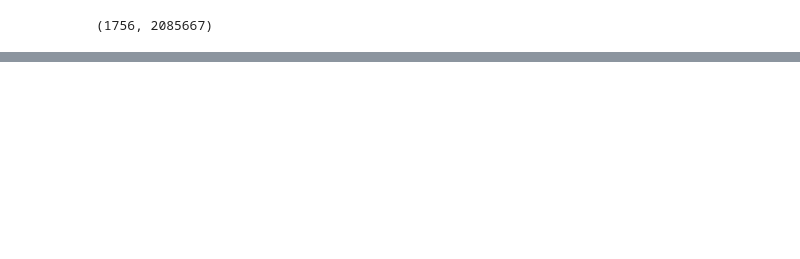
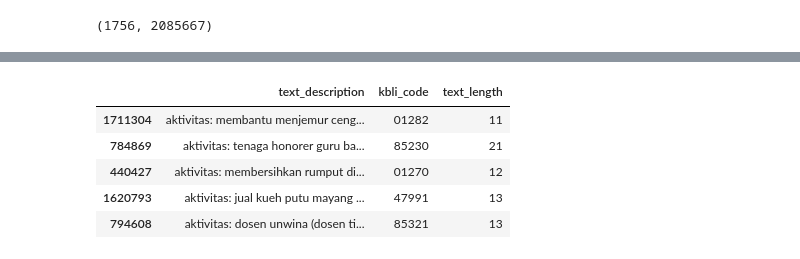
Before and after one commit to Najwanyusnianda/kbli_classification, a Jupyter notebook: notebook/10kbli_dataset_description.ipynb, the cells around one changed output, grey strips where cells are left out. Drawn from its saved outputs; the diff is of its cells as text; code cells hidden in the pictures; blank space fills up the shorter version.

```diff
--- a/notebook/10kbli_dataset_description.ipynb
+++ b/notebook/10kbli_dataset_description.ipynb
@@ -29,0 +103,9 @@ df_kbli["kbli_code"].nunique(), len(df_kbli)
+# %%
+df_subset.head()
+# %% [output]
+|  | text_description | kbli_code | text_length |
+| 1711304 | aktivitas: membantu menjemur ceng... | 01282 | 11 |
+| 784869 | aktivitas: tenaga honorer guru ba... | 85230 | 21 |
+| 440427 | aktivitas: membersihkan rumput di... | 01270 | 12 |
+| 1620793 | aktivitas: jual kueh putu mayang ... | 47991 | 13 |
+| 794608 | aktivitas: dosen unwina (dosen ti... | 85321 | 13 |
```
Also changed, not shown: parts of 10 cells of this notebook, 2 other files.
